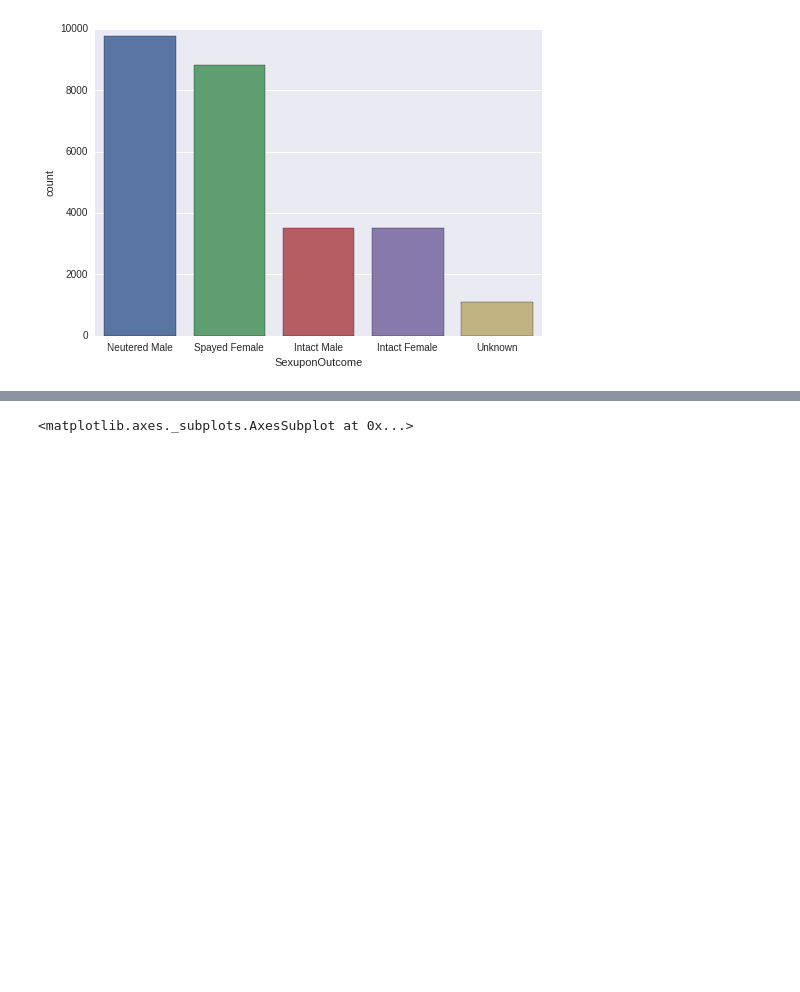
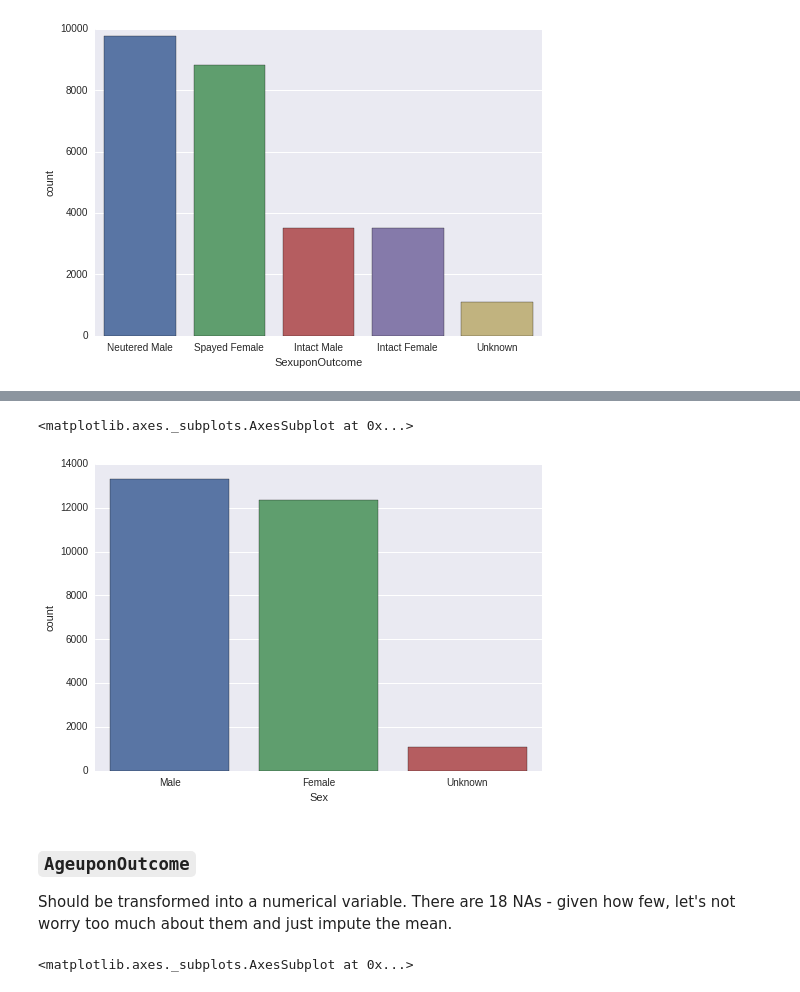
Before and after one commit to jakesherman/shelter-animals-kaggle, a Jupyter notebook: 1-exploring.ipynb, the cells around one changed output, grey strips where cells are left out. Saved outputs shown, nothing was run; the diff lists cells and outputs as text; code cells hidden in the pictures; blank space fills up the shorter version.

```diff
--- a/1-exploring.ipynb
+++ b/1-exploring.ipynb
@@ -117,3 +133,12 @@ create_sex(list(train['SexuponOutcome']))
+# %%
+sns.countplot(x = "Sex", data = train)
+# %% [output]
+<matplotlib.axes._subplots.AxesSubplot at 0x...>
+[figure, added]
+# %% [markdown]
+### `AgeuponOutcome`
+
+Should be transformed into a numerical variable. There are 18 NAs - given how few, let's not worry too much about them and just impute the mean.
 # %%
 sns.countplot(y = "AgeuponOutcome", data = train)
 # %% [output]
```
Also changed, not shown: parts of 35 cells of this notebook.
